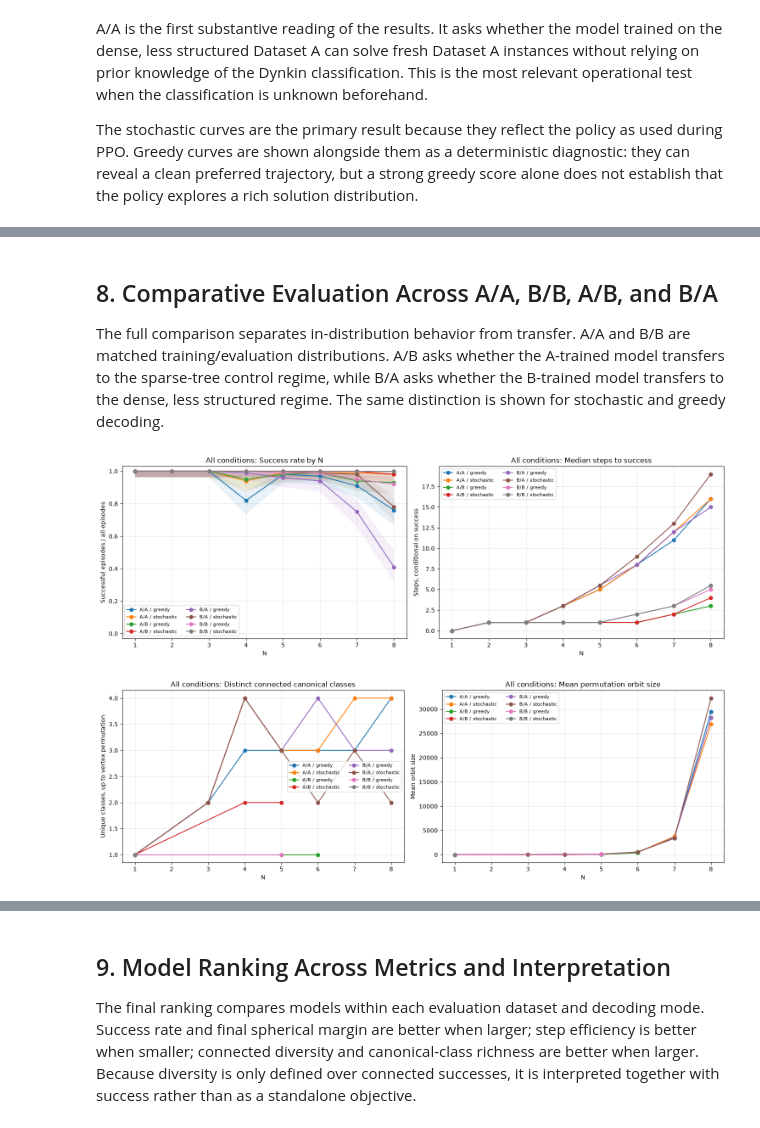
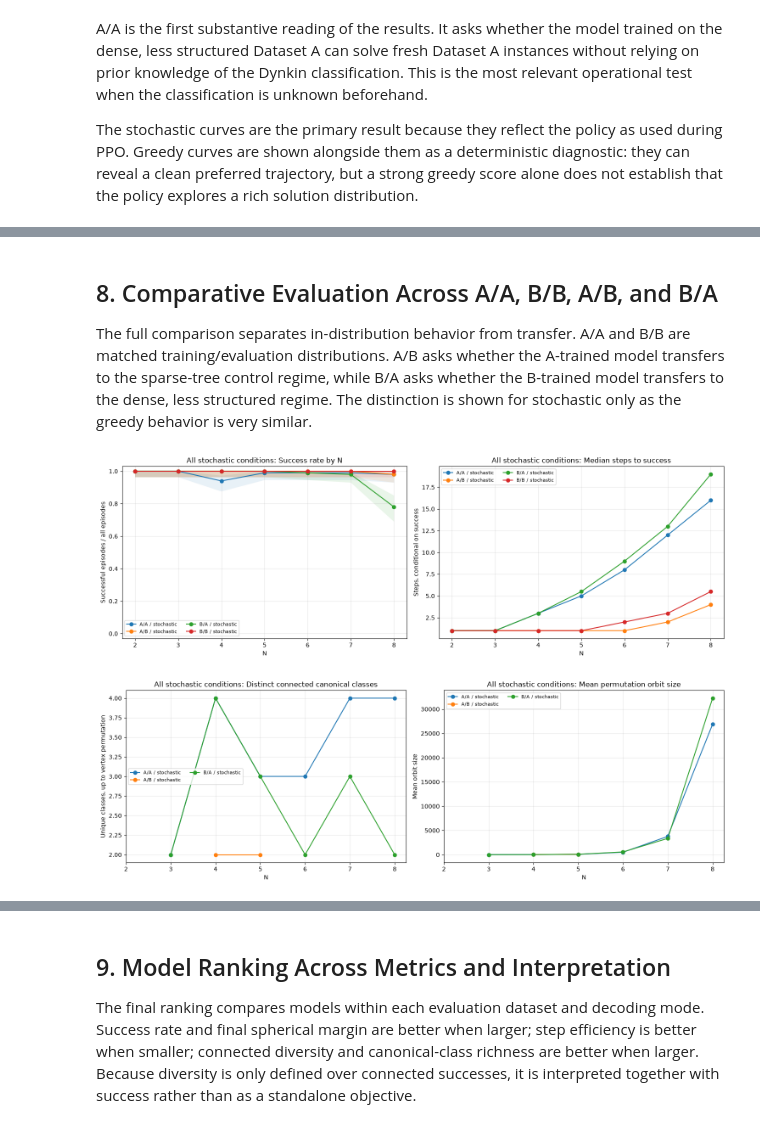
Before and after one commit to Caioriqui/AI-testing-in-Flag-Manifolds, a Jupyter notebook: notebooks/04_model_inference_comparison.ipynb, the cells around one changed output, grey strips where cells are left out. Cells and saved outputs as stored; diff of their text form; code cells hidden in the pictures.

```diff
--- a/notebooks/04_model_inference_comparison.ipynb
+++ b/notebooks/04_model_inference_comparison.ipynb
@@ -48,7 +48,8 @@ RESULTS_DIR = project_root / "results" / "inference_evaluation_comparison"
 RESULTS_DIR.mkdir(parents=True, exist_ok=True)
 DATASETS = ("A", "B")
 MODES = ("stochastic", "greedy")
-N_VALUES = tuple(range(1, N_MAX + 1))
+MIN_ANALYSIS_N = 2  # N=1 is a dummy case, not an inference evaluation.
+N_VALUES = tuple(range(MIN_ANALYSIS_N, N_MAX + 1))
 EPISODES_PER_COMBINATION = 100
 PILOT_EPISODES = 2
 RUN_FULL_EVALUATION = True
@@ -226,8 +227,9 @@ Each rollout records the complete trajectory, final diagram, action count, succe
 # %%
 episodes_per_combination = EPISODES_PER_COMBINATION if RUN_FULL_EVALUATION else PILOT_EPISODES
 episodes = run_evaluation(episodes_per_combination)
+episodes = episodes.loc[episodes["n_active"] >= MIN_ANALYSIS_N].copy()
 episodes["coxeter_type"] = episodes["coxeter_type"].map(normalize_type)
 summary = summarize_episodes(episodes)
-print(f"Collected {len(episodes):,} episodes across {len(summary):,} condition-size-mode groups.")
+print(f"Collected {len(episodes):,} episodes across {len(summary):,} condition-size-mode groups (N >= {MIN_ANALYSIS_N}).")
 summary.head()
 # %% [output]
@@ -493,25 +477,28 @@ plot_aa_stochastic_representatives(episodes)
 # %% [markdown]
 ## 8. Comparative Evaluation Across A/A, B/B, A/B, and B/A
 
-The full comparison separates in-distribution behavior from transfer. A/A and B/B are matched training/evaluation distributions. A/B asks whether the A-trained model transfers to the sparse-tree control regime, while B/A asks whether the B-trained model transfers to the dense, less structured regime. The same distinction is shown for stochastic and greedy decoding.
+The full comparison separates in-distribution behavior from transfer. A/A and B/B are matched training/evaluation distributions. A/B asks whether the A-trained model transfers to the sparse-tree control regime, while B/A asks whether the B-trained model transfers to the dense, less structured regime. The distinction is shown for stochastic only as the greedy behavior is very similar.
 # %%
 COMPARISON_CONDITIONS = ("A/A", "B/B", "A/B", "B/A")
-plot_success_and_steps(summary, conditions=COMPARISON_CONDITIONS, title_prefix="All conditions: ")
-plot_diversity(episodes, conditions=COMPARISON_CONDITIONS, title_prefix="All conditions: ")
+stochastic_summary = summary[summary["mode"] == "stochastic"].copy()
+stochastic_episodes = episodes[episodes["mode"] == "stochastic"].copy()
 
-# A compact condition x mode table makes the in-distribution and transfer contrast easy to scan.
+plot_success_and_steps(stochastic_summary, conditions=COMPARISON_CONDITIONS, title_prefix="All stochastic conditions: ")
+plot_diversity(stochastic_episodes, conditions=COMPARISON_CONDITIONS, title_prefix="All stochastic conditions: ")
+
+# A compact condition-level table keeps the in-distribution vs transfer contrast readable when only stochastic results are shown.
 comparison_table = (
-    summary.groupby(["condition", "mode"], sort=True)
+    stochastic_summary.groupby(["condition"], sort=True)
     .agg(
         mean_success_rate=("success_rate", "mean"),
         mean_median_steps=("median_steps_success", "mean"),
         mean_connected_success_rate=("connected_success_rate", "mean"),
         mean_unique_classes=("unique_connected_classes", "mean"),
         mean_final_margin=("mean_final_margin", "mean"),
     )
     .reset_index()
 )
 comparison_table
 # %% [output]
-[figure, old version]
+[figure, new version]
-[figure, old version]
+[figure, new version]
```
Also changed, not shown: parts of 12 cells of this notebook.
